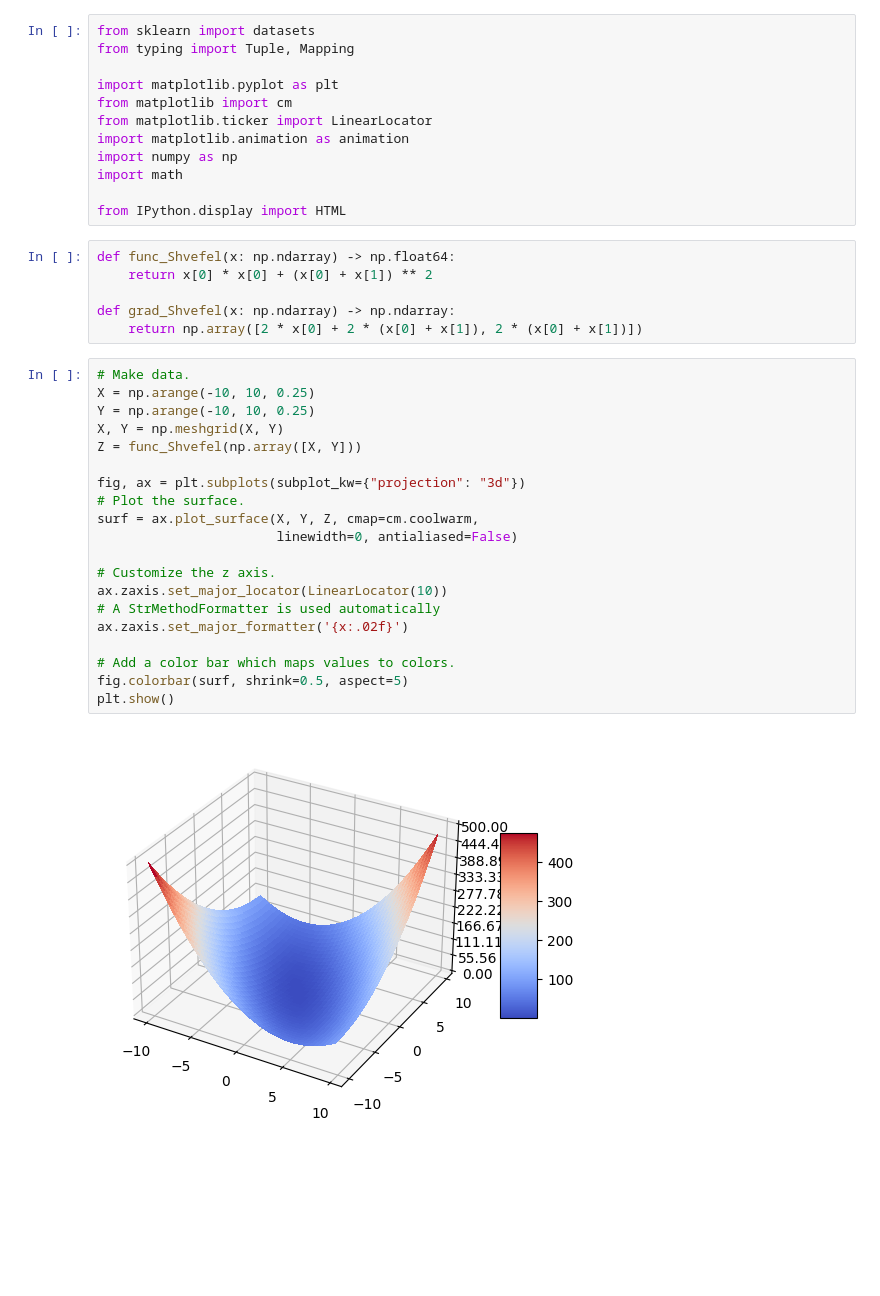
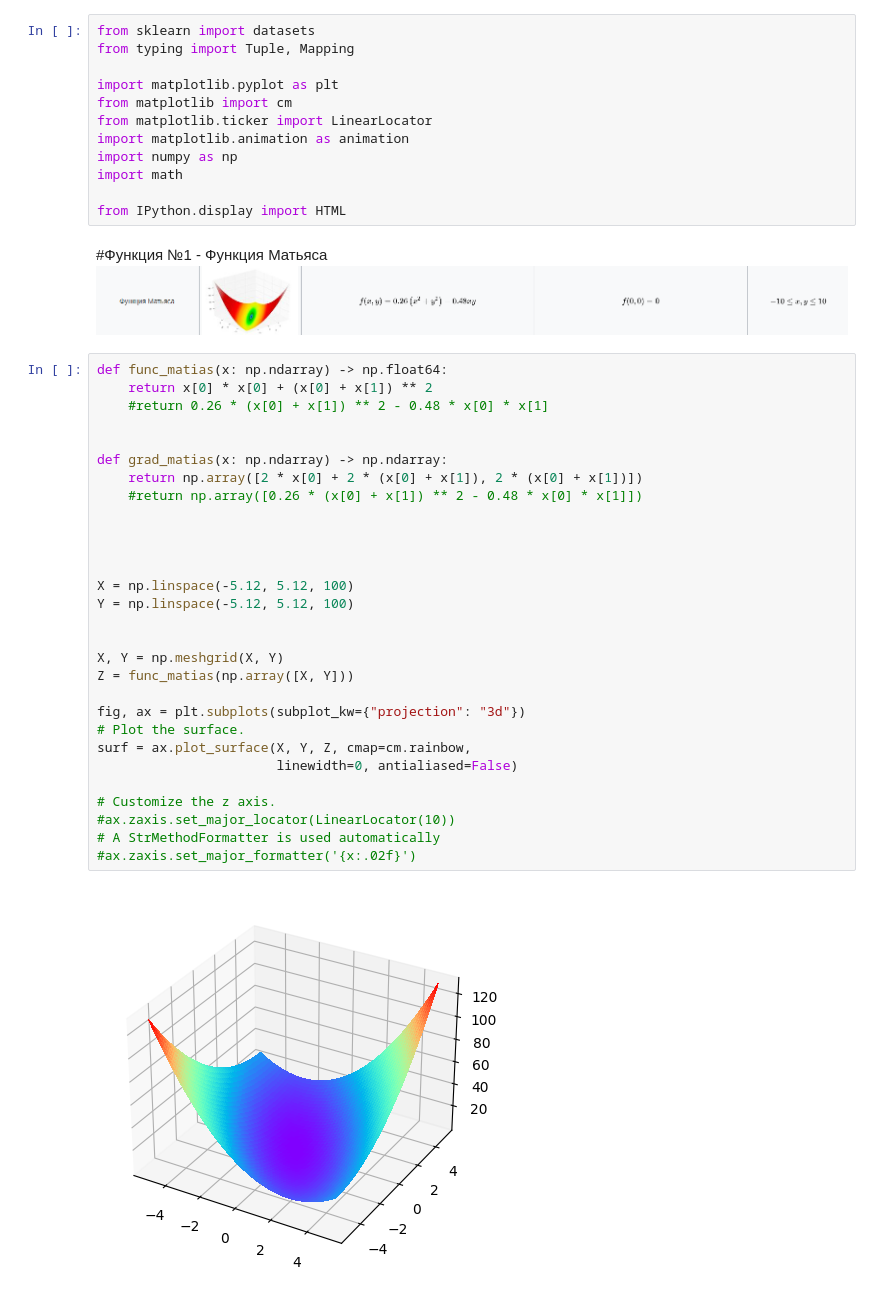
Before and after one commit to EugIva/ProzorovEI109m_labsML, a Jupyter notebook: ML_labs/1_semestr/1lab_1/ProzorovEI109_ML_1sem_1lab.ipynb, the cells around one changed output. Cells and saved outputs as stored; diff of their text form; blank space fills up the shorter version.

```diff
--- a/ML_labs/1_semestr/1lab_1/ProzorovEI109_ML_1sem_1lab.ipynb
+++ b/ML_labs/1_semestr/1lab_1/ProzorovEI109_ML_1sem_1lab.ipynb
@@ -10,31 +38,36 @@ import numpy as np
 import math
 
 from IPython.display import HTML
-# %%
-def func_Shvefel(x: np.ndarray) -> np.float64:
-    return x[0] * x[0] + (x[0] + x[1]) ** 2
-
-def grad_Shvefel(x: np.ndarray) -> np.ndarray:
-    return np.array([2 * x[0] + 2 * (x[0] + x[1]), 2 * (x[0] + x[1])])
+# %% [markdown]
+#Функция №1 - Функция Матьяса![image.png](embedded-picture-1)
 # %%
-# Make data.
-X = np.arange(-10, 10, 0.25)
-Y = np.arange(-10, 10, 0.25)
+def func_matias(x: np.ndarray) -> np.float64:
+    return x[0] * x[0] + (x[0] + x[1]) ** 2
+    #return 0.26 * (x[0] + x[1]) ** 2 - 0.48 * x[0] * x[1]
+
+
+def grad_matias(x: np.ndarray) -> np.ndarray:
+    return np.array([2 * x[0] + 2 * (x[0] + x[1]), 2 * (x[0] + x[1])])
+    #return np.array([0.26 * (x[0] + x[1]) ** 2 - 0.48 * x[0] * x[1]])
+
+
+
+
+X = np.linspace(-5.12, 5.12, 100)
+Y = np.linspace(-5.12, 5.12, 100)
+
+
 X, Y = np.meshgrid(X, Y)
-Z = func_Shvefel(np.array([X, Y]))
+Z = func_matias(np.array([X, Y]))
 
 fig, ax = plt.subplots(subplot_kw={"projection": "3d"})
 # Plot the surface.
-surf = ax.plot_surface(X, Y, Z, cmap=cm.coolwarm,
+surf = ax.plot_surface(X, Y, Z, cmap=cm.rainbow,
                        linewidth=0, antialiased=False)
 
 # Customize the z axis.
-ax.zaxis.set_major_locator(LinearLocator(10))
+#ax.zaxis.set_major_locator(LinearLocator(10))
 # A StrMethodFormatter is used automatically
-ax.zaxis.set_major_formatter('{x:.02f}')
-
-# Add a color bar which maps values to colors.
-fig.colorbar(surf, shrink=0.5, aspect=5)
-plt.show()
+#ax.zaxis.set_major_formatter('{x:.02f}')
 # %% [output]
-[figure, old version]
+[figure, new version]
```
Also changed, not shown: parts of 12 cells of this notebook.
